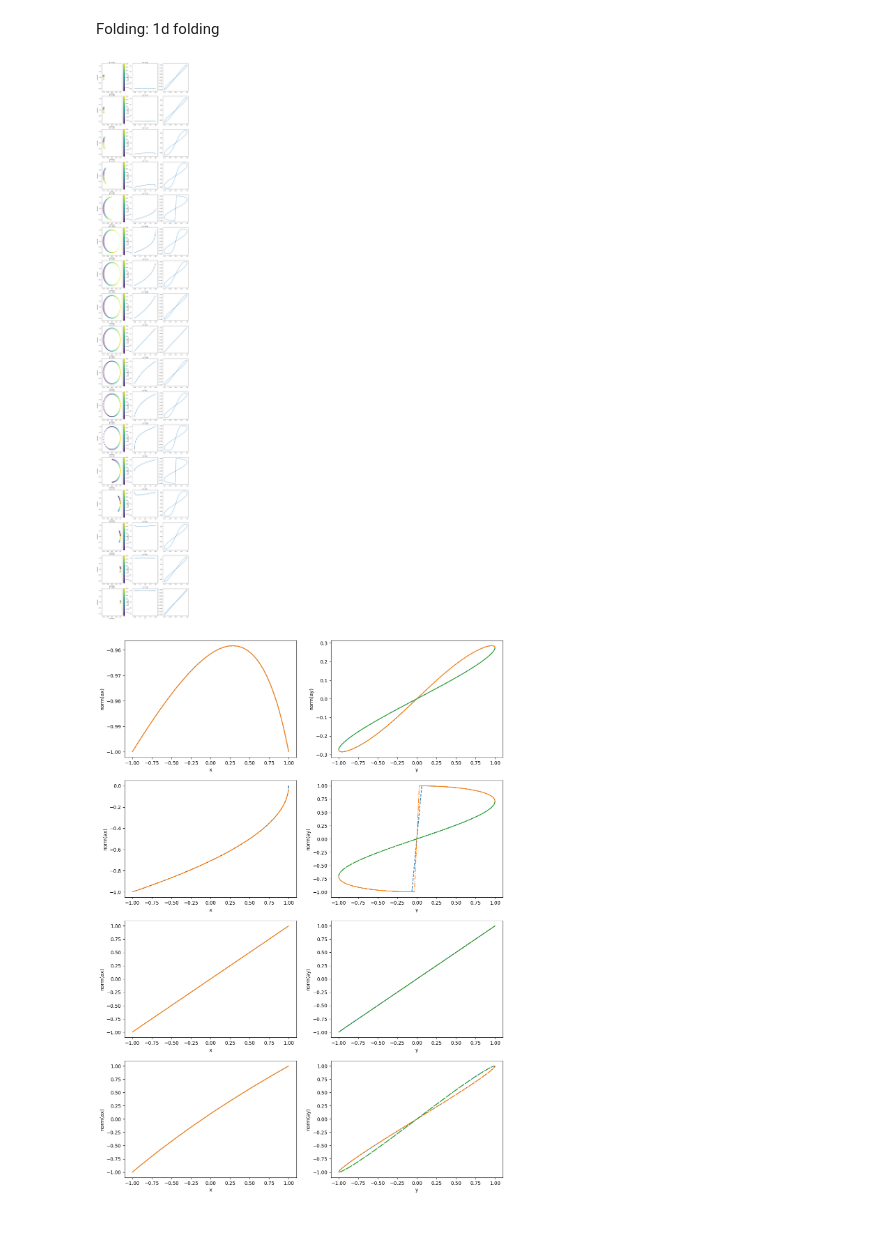
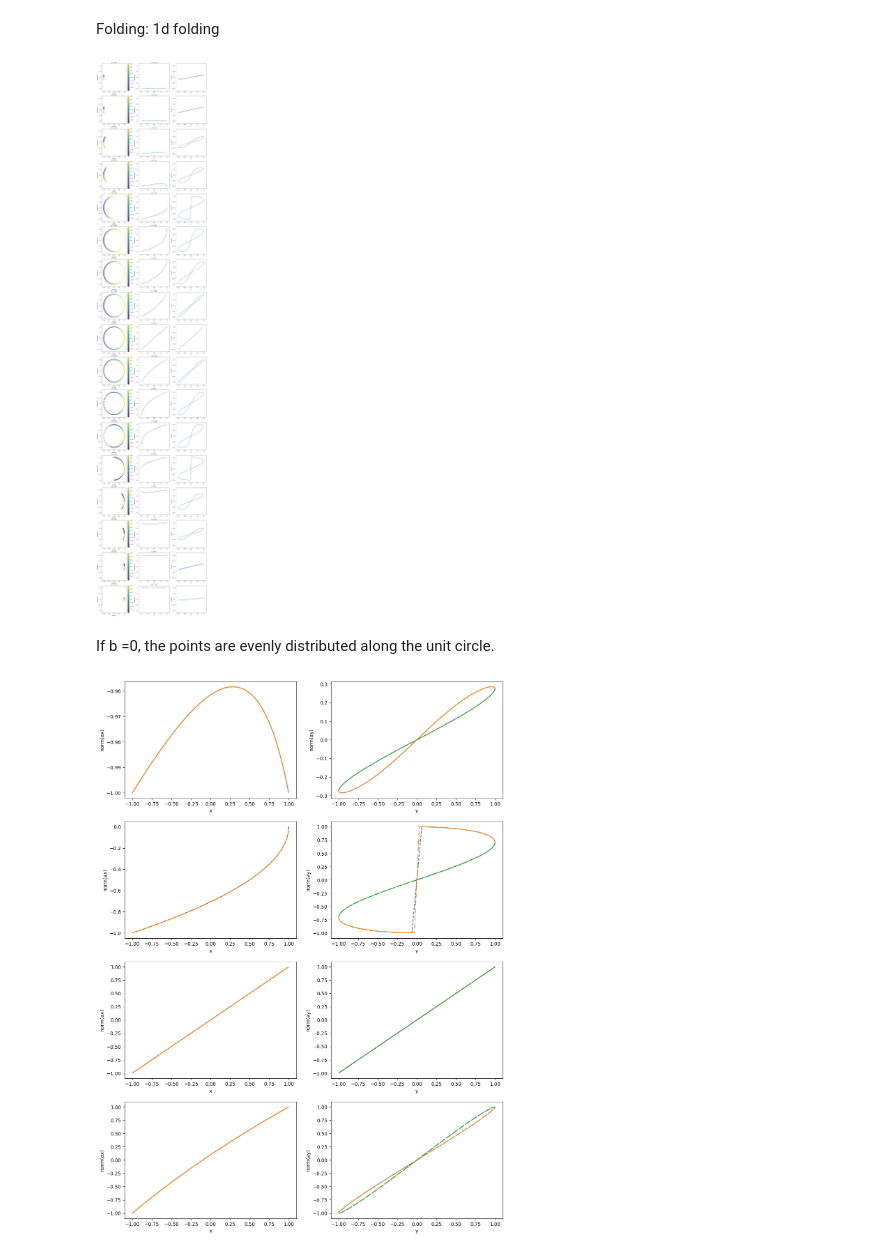
Before and after one commit to lbg251/Up-skilling, a Jupyter notebook: UnderstandingLayerNorm.ipynb, the cells around one changed output. Cells and saved outputs as stored; diff of their text form; code cells hidden in the pictures; blank space fills up the shorter version.

```diff
--- a/UnderstandingLayerNorm.ipynb
+++ b/UnderstandingLayerNorm.ipynb
@@ -134,7 +134,7 @@ def warp(data, scale, trans, eps=1e-5):
     return LN_nonlinearity(transformed_data)
 scalings = t.tensor([-2. -1.5, -1, 0,.1, .5, .75,1., 3, 5])
 
-fig, ax = plt.subplots(len(scalings),3, figsize=(14,60))
+fig, ax = plt.subplots(len(scalings),3, figsize=(17,60))
 for i, scale in enumerate(scalings):
     stretch_func = warp(data, scale,0).squeeze()
     test = ax[i][0].scatter(stretch_func[:,0], stretch_func[:,1], c=data.squeeze()[...,0])
@@ -146,10 +146,10 @@ for i, scale in enumerate(scalings):
     ax[i][1].set_title(f"scale factor a = {scale}")
     ax[i][2].set_title(f"scale factor a = {scale}")
 
-    ax[i][0].set(xlabel="norm(ay)", ylabel = "norm(ax)")
+    ax[i][0].set(xlabel="norm(y)", ylabel = "norm(ax)")
     ax[i][1].set(xlabel="x", ylabel = "norm(ax)")
     ax[i][2].plot(data[0,:,1],stretch_func[:,1])
-    ax[i][2].set(xlabel="y", ylabel = "norm(ay)")
+    ax[i][2].set(xlabel="y", ylabel = "norm(y)")
 
     fig.colorbar(test)
 # %% [output]
@@ -169,6 +169,6 @@ for i, scale in enumerate(scale_sub):
     ax[i][1].plot(data[0,:,1],stretch_func[:,1],ls = '--')
     ax[i][1].plot(data[0,:,1], stretch_an_y, ls="-.")
     ax[i][0].set(xlabel="x", ylabel = "norm(ax)")
-    ax[i][1].set(xlabel="y", ylabel = "norm(ay)")
+    ax[i][1].set(xlabel="y", ylabel = "norm(y)")
 # %% [output]
 [figure]
@@ -180,21 +181,24 @@ for i, scale in enumerate(scale_sub):
 Folding: 1d folding
 # %%
 translations = t.tensor([-5,-4,-2,-1.5,-1,-.75,-.5,-.25,0,.25,.5,.75,1,1.5,2,4,10])
-fig, ax = plt.subplots(len(translations),3, figsize=(14,90))
+fig, ax = plt.subplots(len(translations),3, figsize=(17,90))
 for i, trans in enumerate(translations):
     fold_func = warp(data, 1,trans).squeeze()
     test = ax[i][0].scatter(fold_func[:,0], fold_func[:,1], c=data.squeeze()[...,0])
     #ax[i][0].set_aspect('equal')
     ax[i][1].plot(data[0,:,0],fold_func[:,0])
     ax[i][2].plot(data[0,:,1],fold_func[:,1])
 
     ax[i][0].set_title(f"b = {trans}")
     ax[i][1].set_title(f"b = {trans}")
-    ax[i][0].set(xlabel="norm(ay)", ylabel = "norm(ax)", xlim=(-1.2,1.2), ylim=(-1.2,1.2))
-    ax[i][1].set(xlabel="x", ylabel = "norm(ax)",xlim=(-1.2,1.2), ylim=(-1.2,1.2))
+    ax[i][0].set(xlabel="norm(y)", ylabel = "norm(x+b)", xlim=(-1.2,1.2), ylim=(-1.2,1.2))
+    ax[i][1].set(xlabel="x", ylabel = "norm(x+b)",xlim=(-1.2,1.2), ylim=(-1.2,1.2))
+    ax[i][2].set(xlabel="y", ylabel = "norm(y)",xlim=(-1.2,1.2), ylim=(-1.2,1.2))
     fig.colorbar(test)
 # %% [output]
-[figure, old version]
+[figure, new version]
+# %% [markdown]
+If b =0, the points are evenly distributed along the unit circle.
 # %%
 #Sanity check: Because x and y are just sin and cos, we can express each "fold activation" in terms of only x or only y (though it's a little more complicated):
 ## Why is the activation in y multivalued? Because the square root in the denominator should really be x = +/-t.sqrt(1-y**2) ... is this a problem?
```
Also changed, not shown: parts of 3 cells of this notebook.
